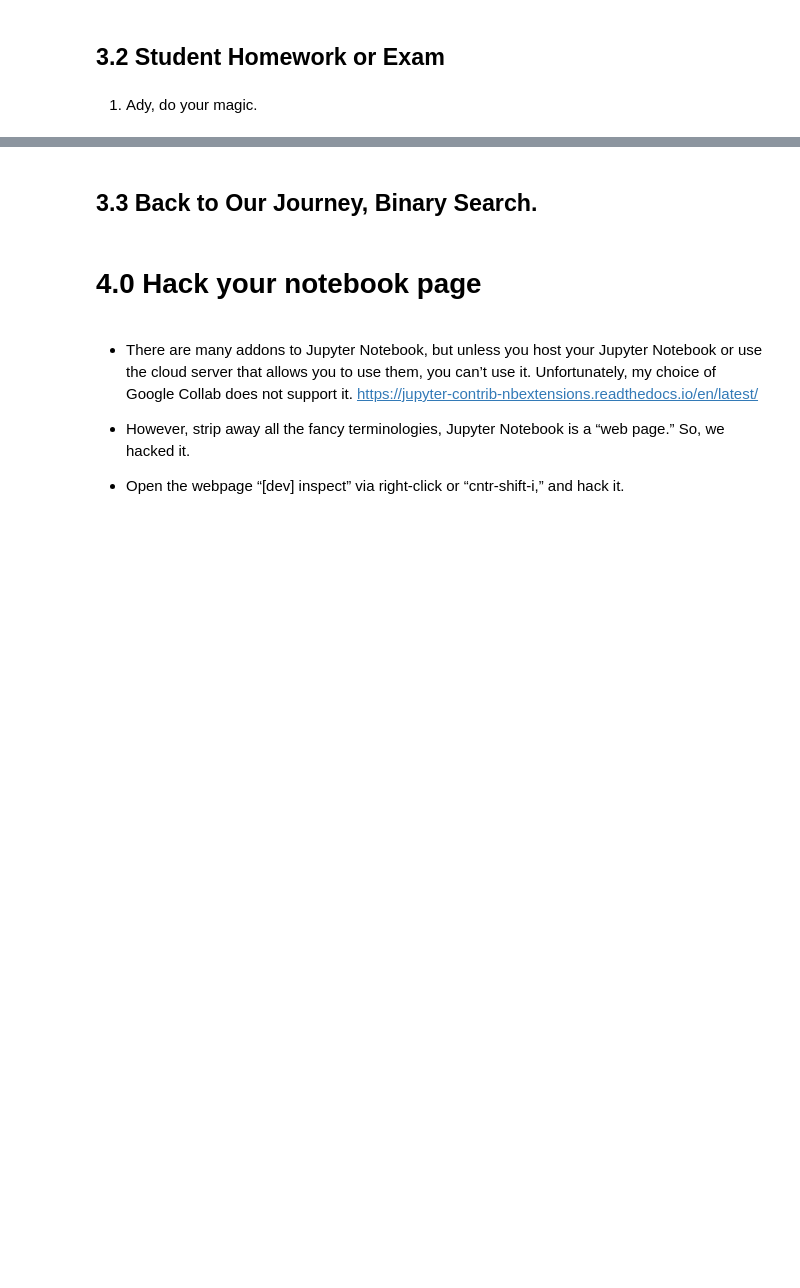
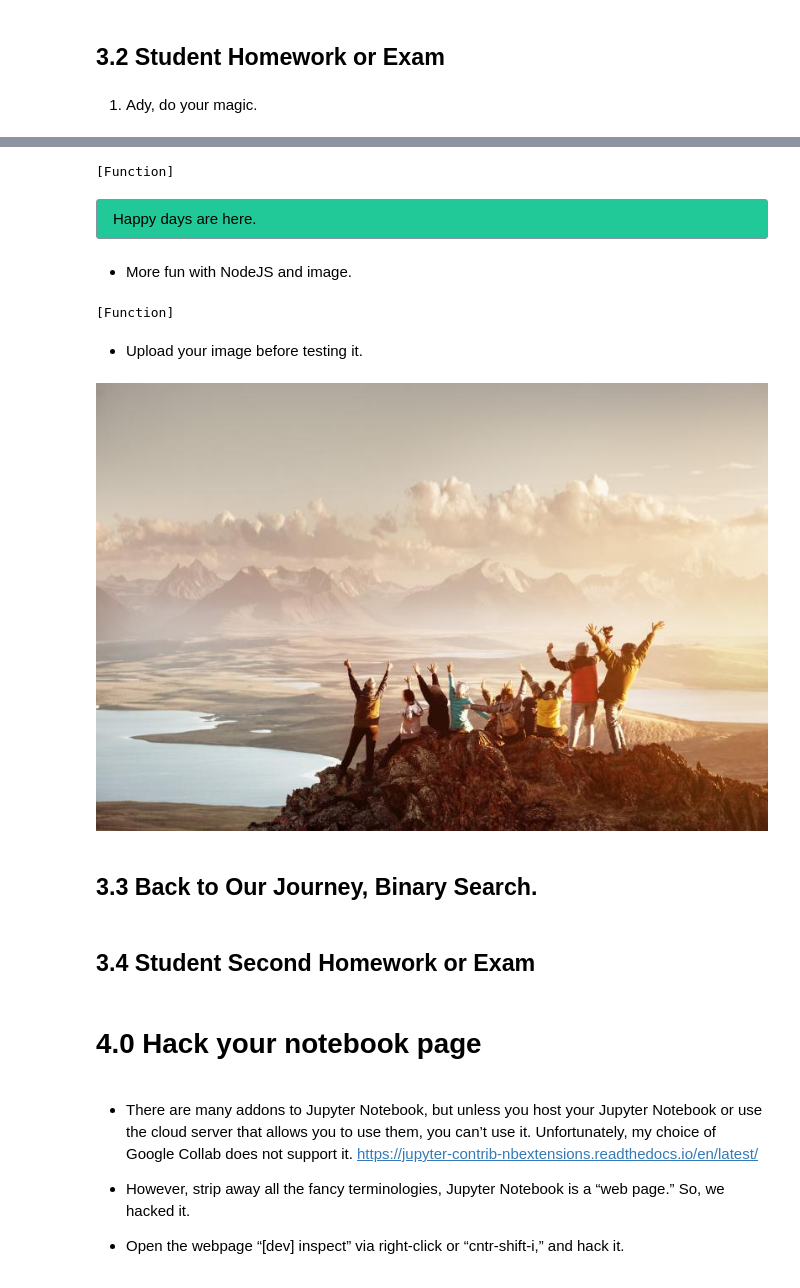
Before and after one commit to duchaba/public_sandbox, a Jupyter notebook: Ady_n_Duc_Javascripts.ipynb, the cells around one changed output, grey strips where cells are left out. Drawn from its saved outputs; the diff is of its cells as text; code cells hidden in the pictures; blank space fills up the shorter version.

```diff
--- a/Ady_n_Duc_Javascripts.ipynb
+++ b/Ady_n_Duc_Javascripts.ipynb
@@ -121,3 +123,5 @@ var jenny = new Student("Jenny", 21);
 jenny.pay(2500.00);
 # %% [output]
 Jenny pays $2500 using credit card number: 1234-5678-1000
+# %%
+jenny.homeAddress = "12 Snyder Way";
@@ -128,5 +145,43 @@ Jenny pays $2500 using credit card number: 1234-5678-1000
+# %%
+Student.prototype.drawButton = function (label) {
+  var style = (
+    "display:inline-block;" +
+    "padding:0.5rem 1rem;" +
+    "background:#20c997;" +
+    "border: 1px solid #8992a0;" +
+    "border-radius:3px;" +
+    "color: #f0f0f0;"
+  );
+  return (
+    "<div style='" + style + "'>" + label + "</div>"
+  );
+};
+# %% [output]
+[Function]
+# %%
+$$.html(jenny.drawButton("Happy days are here."));
+# %% [output]
+Happy days are here.
+# %% [markdown]
+- More fun with NodeJS and image.
+# %%
+Student.prototype.drawImage = function (jpgImageFileName) {
+  img = require("fs").readFileSync(jpgImageFileName).toString("base64");
+  return img;
+};
+# %% [output]
+[Function]
+# %% [markdown]
+- Upload your image before testing it.
+# %%
+// test it
+$$.jpeg(jenny.drawImage("win.jpg"));
+# %% [output]
+[figure, added]
 # %% [markdown]
 ## 3.3 Back to Our Journey, Binary Search.
+# %% [markdown]
+## 3.4 Student Second Homework or Exam
 # %% [markdown]
 # 4.0 Hack your notebook page
 # %% [markdown]
```
Also changed, not shown: parts of 6 cells of this notebook.
